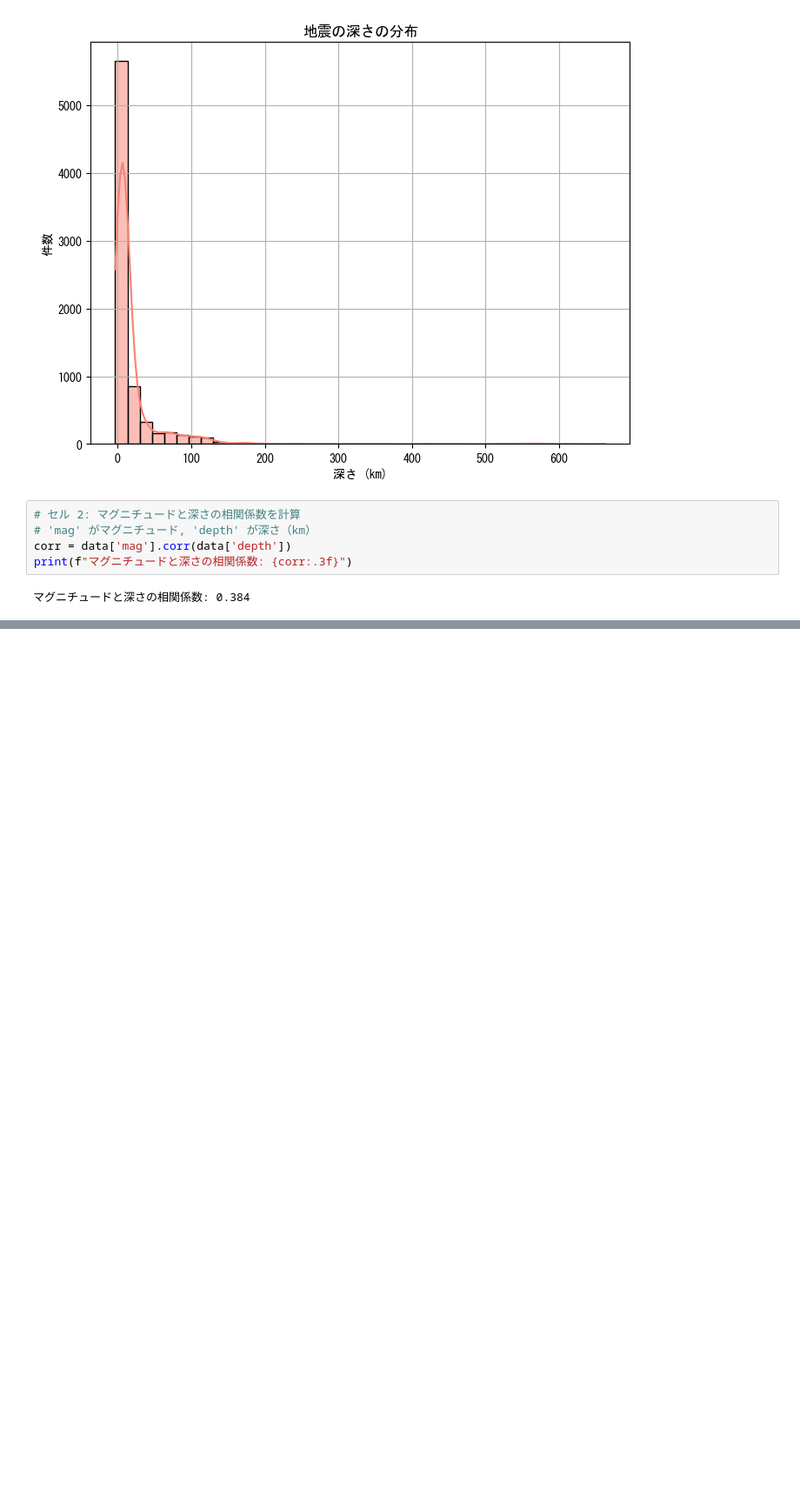
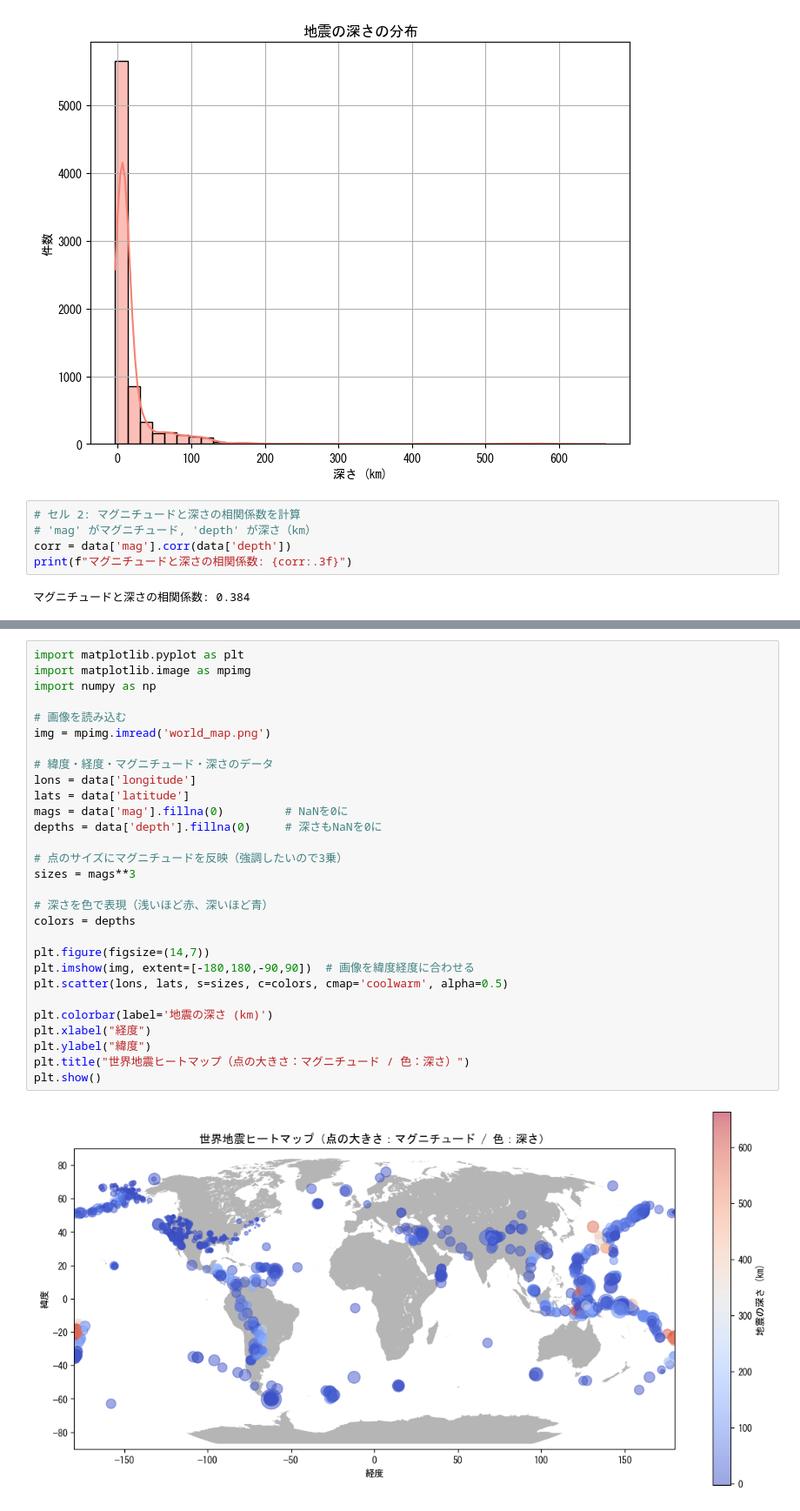
Before and after one commit to awano-kakeru/me, a Jupyter notebook: Week6/earthquake_analysis.ipynb, the cells around one changed output, grey strips where cells are left out. Shown at 87% size. Drawn from its saved outputs; the diff is of its cells as text; blank space fills up the shorter version.

```diff
--- a/Week6/earthquake_analysis.ipynb
+++ b/Week6/earthquake_analysis.ipynb
@@ -97,0 +133,31 @@ print(f"マグニチュードと深さの相関係数: {corr:.3f}")
+# %%
+import matplotlib.pyplot as plt
+import matplotlib.image as mpimg
+import numpy as np
+
+# 画像を読み込む
+img = mpimg.imread('world_map.png')
+
+# 緯度・経度・マグニチュード・深さのデータ
+lons = data['longitude']
+lats = data['latitude']
+mags = data['mag'].fillna(0)         # NaNを0に
+depths = data['depth'].fillna(0)     # 深さもNaNを0に
+
+# 点のサイズにマグニチュードを反映（強調したいので3乗）
+sizes = mags**3
+
+# 深さを色で表現（浅いほど赤、深いほど青）
+colors = depths
+
+plt.figure(figsize=(14,7))
+plt.imshow(img, extent=[-180,180,-90,90])  # 画像を緯度経度に合わせる
+plt.scatter(lons, lats, s=sizes, c=colors, cmap='coolwarm', alpha=0.5)
+
+plt.colorbar(label='地震の深さ (km)')
+plt.xlabel("経度")
+plt.ylabel("緯度")
+plt.title("世界地震ヒートマップ（点の大きさ：マグニチュード / 色：深さ）")
+plt.show()
+# %% [output]
+[figure, added]
```
Also changed, not shown: parts of 2 cells of this notebook, 1 other file.
